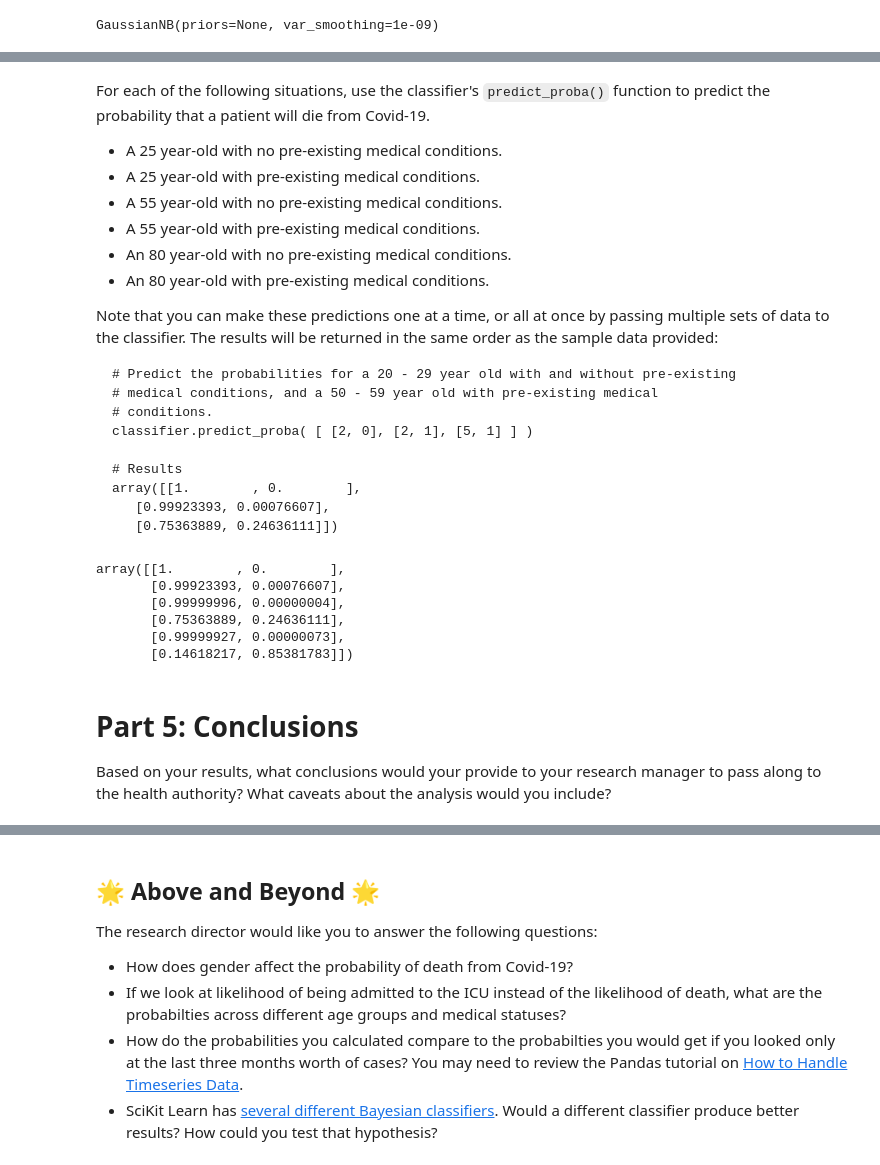
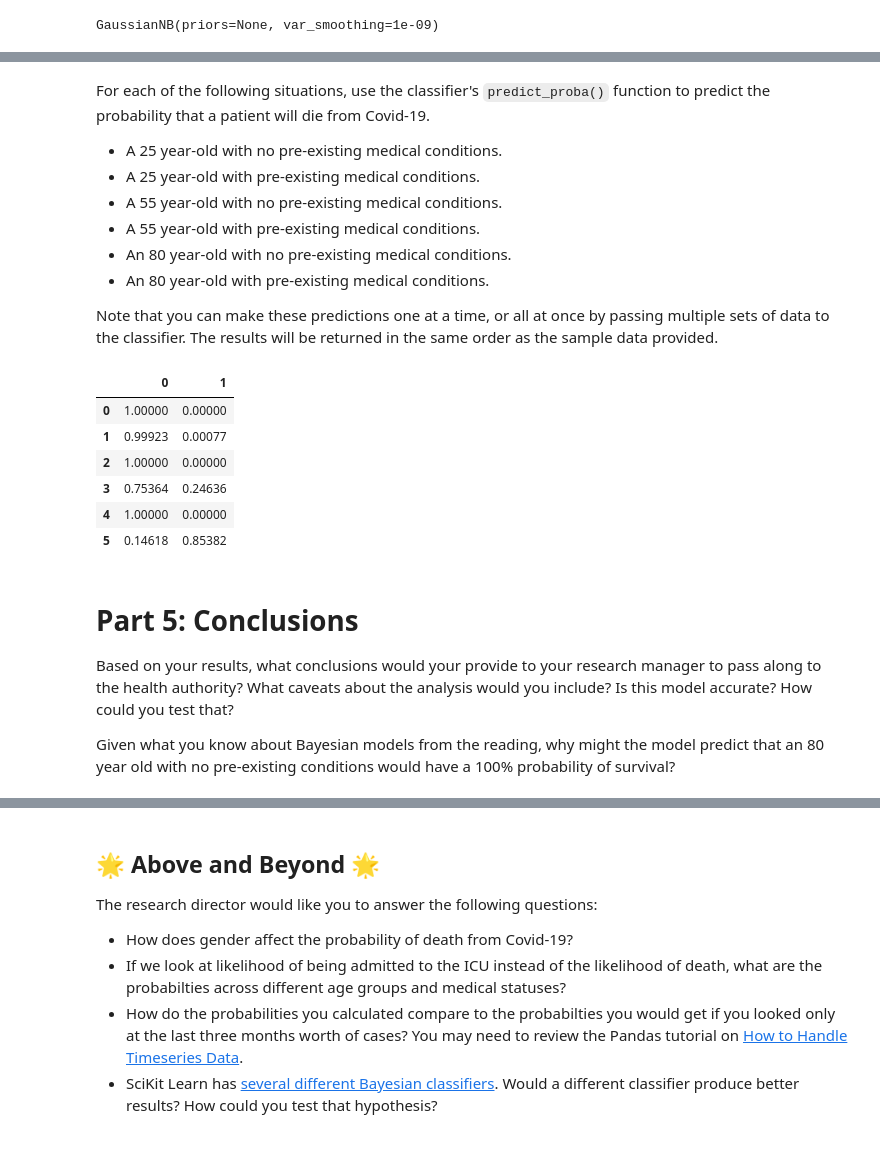
Before and after one commit to byui-cse/cse450-course, a Jupyter notebook: notebooks/Exploration_05_Solved.ipynb, the cells around one changed output, grey strips where cells are left out. Cells and saved outputs as stored; diff of their text form; code cells hidden in the pictures.

Commit message:
Update to use data frames for model predictions instead of numpy arrays.

```diff
--- a/notebooks/Exploration_05_Solved.ipynb
+++ b/notebooks/Exploration_05_Solved.ipynb
@@ -318,0 +300,27 @@ array([[1., 0.]])
+# %%
+# Let's set the display to show floating decimal precision
+# to 5 places so we avoid scientific notation
+pd.options.display.float_format = '{:.5f}'.format
+
+# Create a data frame with one sample
+# Note that we build this by specifying the column name, then an
+# array of values that would go down that column.
+#
+# age_group_encoded | medcond_yn_encoded
+# --------------------------------------
+#          2        |          0
+
+to_predict = pd.DataFrame({
+    "age_group_encoded": [2], # A 20 - 29 year old
+    "medcond_yn_encoded": [0] # With no pre-existing medical conditions
+})
+
+# Wrap the results in a new Pandas data frame and display it
+prediction = pd.DataFrame(classifier.predict_proba( to_predict ))
+
+# Each row in the results is the prediction corresponding to the same row in
+# our to_predict data frame.
+#
+# The first column is the probability of 0 (No) for death_yn.
+# The second is the probability of 1 (Yes) for death_yn.
+prediction
@@ -326,31 +368,30 @@ For each of the following situations, use the classifier's `predict_proba()` fun
 * An 80 year-old with no pre-existing medical conditions.
 * An 80 year-old with pre-existing medical conditions.
 
-Note that you can make these predictions one at a time, or all at once by passing multiple sets of data to the classifier. The results will be returned in the same order as the sample data provided:
-
-    # Predict the probabilities for a 20 - 29 year old with and without pre-existing
-    # medical conditions, and a 50 - 59 year old with pre-existing medical
-    # conditions.
-    classifier.predict_proba( [ [2, 0], [2, 1], [5, 1] ] )
-
-    # Results
-    array([[1.        , 0.        ],
-       [0.99923393, 0.00076607],
-       [0.75363889, 0.24636111]])
+Note that you can make these predictions one at a time, or all at once by passing multiple sets of data to the classifier. The results will be returned in the same order as the sample data provided.
-# %%
-# Make the requested predictions
-classifier.predict_proba( [ [2, 0], [2, 1], [5, 0], [5, 1], [8, 0], [8, 1] ] )
-# %% [output]
-array([[1.        , 0.        ],
-       [0.99923393, 0.00076607],
-       [0.99999996, 0.00000004],
-       [0.75363889, 0.24636111],
-       [0.99999927, 0.00000073],
-       [0.14618217, 0.85381783]])
+# %%
+# Make the requested predictions
+to_predict = pd.DataFrame({
+    "age_group_encoded": [2, 2, 5, 5, 8, 8], # Age groups
+    "medcond_yn_encoded": [0, 1, 0, 1, 0, 1] # Pre-existing medical conditions
+})
+
+prediction = pd.DataFrame(classifier.predict_proba(to_predict) )
+prediction
+# %% [output]
+|  | 0 | 1 |
+| 0 | 1.00000 | 0.00000 |
+| 1 | 0.99923 | 0.00077 |
+| 2 | 1.00000 | 0.00000 |
+| 3 | 0.75364 | 0.24636 |
+| 4 | 1.00000 | 0.00000 |
+| 5 | 0.14618 | 0.85382 |
 # %% [markdown]
 # Part 5: Conclusions
 
-Based on your results, what conclusions would your provide to your research manager to pass along to the health authority? What caveats about the analysis would you include?
+Based on your results, what conclusions would your provide to your research manager to pass along to the health authority? What caveats about the analysis would you include? Is this model accurate? How could you test that?
+
+Given what you know about Bayesian models from the reading, why might the model predict that an 80 year old with no pre-existing conditions would have a 100% probability of survival?
 # %% [markdown]
 Based on the available, it appears that the a 20 - 29 year old who contracts Covid-19, with or without pre-existing medical conditions, has a greater than 99.99% chance of surviving.
 
```
Also changed, not shown: parts of 6 cells of this notebook.
